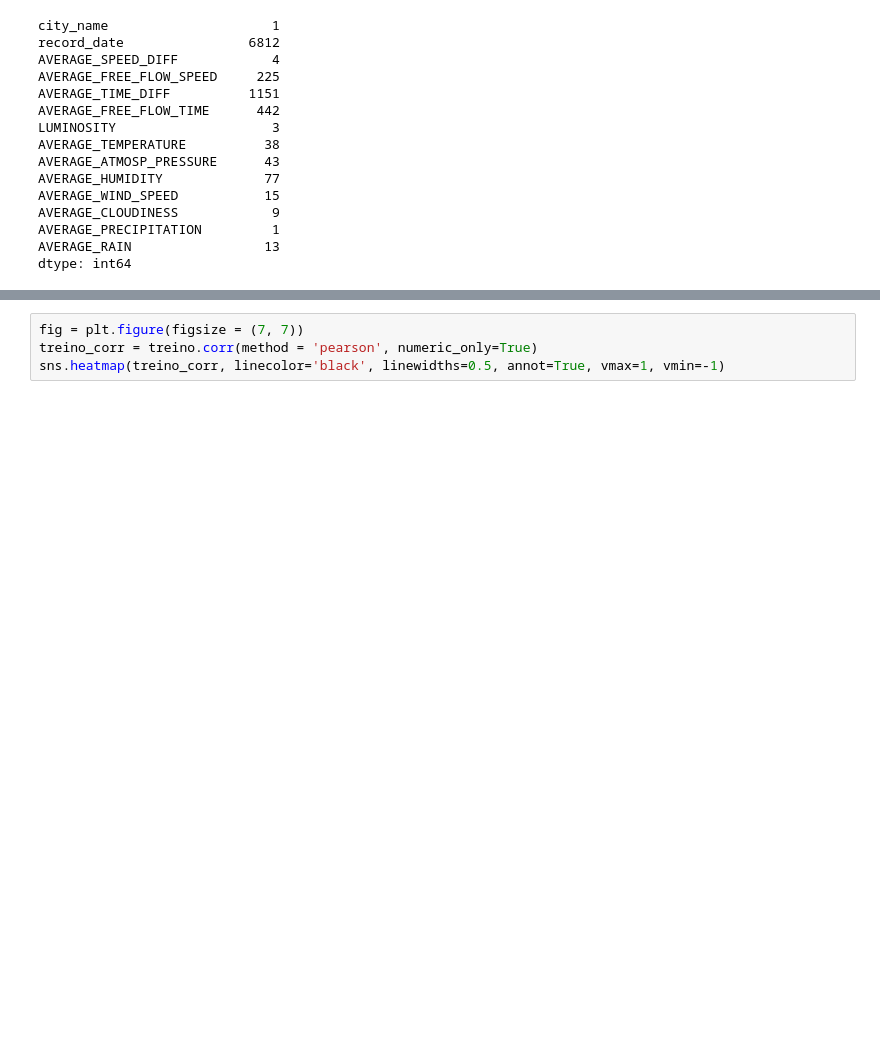
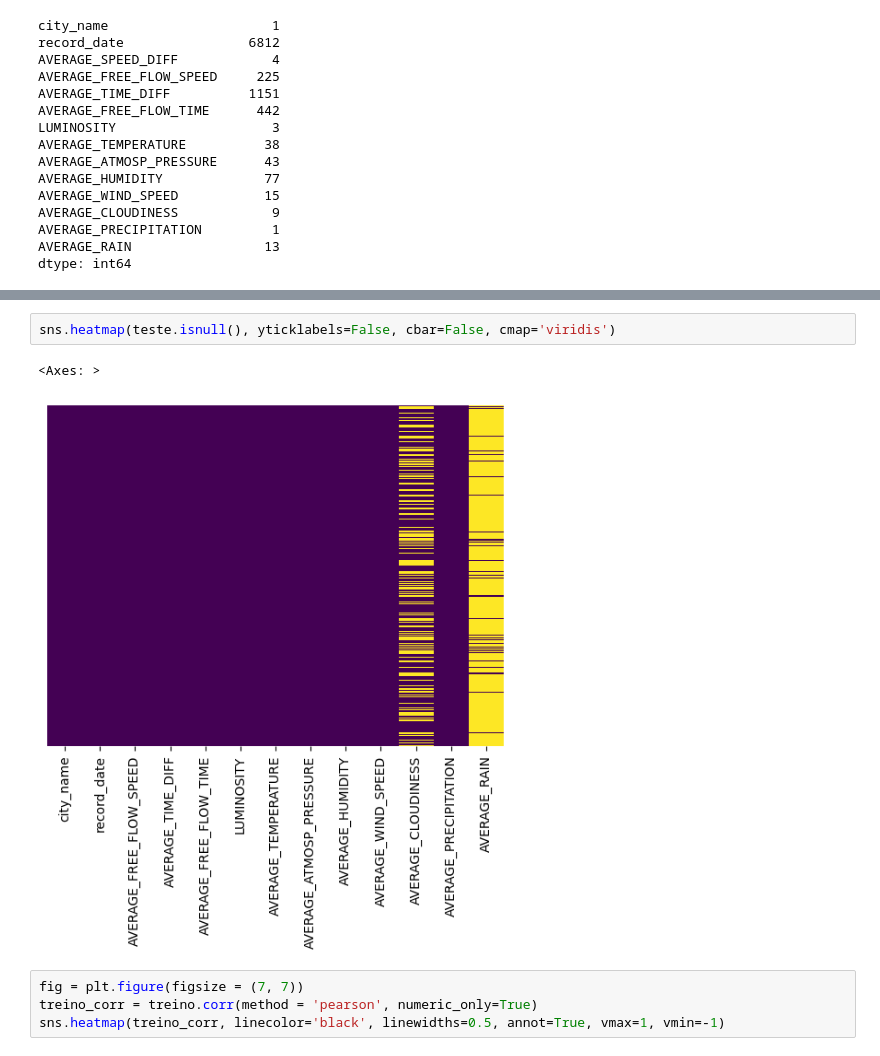
Before and after one commit to zeeesoares/daa-nt, a Jupyter notebook: notebooks/data_exploration/DataExploration2.ipynb, the cells around one changed output, grey strips where cells are left out. Drawn from its saved outputs; the diff is of its cells as text; blank space fills up the shorter version.

```diff
--- a/notebooks/data_exploration/projeto.ipynb
+++ b/notebooks/data_exploration/DataExploration2.ipynb
@@ -81,3 +81,8 @@ sns.heatmap(treino.isnull(), yticklabels=False, cbar=False, cmap='viridis')
+# %%
+sns.heatmap(teste.isnull(), yticklabels=False, cbar=False, cmap='viridis')
+# %% [output]
+<Axes: >
+[figure, added]
 # %%
 fig = plt.figure(figsize = (7, 7))
 treino_corr = treino.corr(method = 'pearson', numeric_only=True)
```
Also changed, not shown: parts of 1 cell of this notebook, 2 other files.
